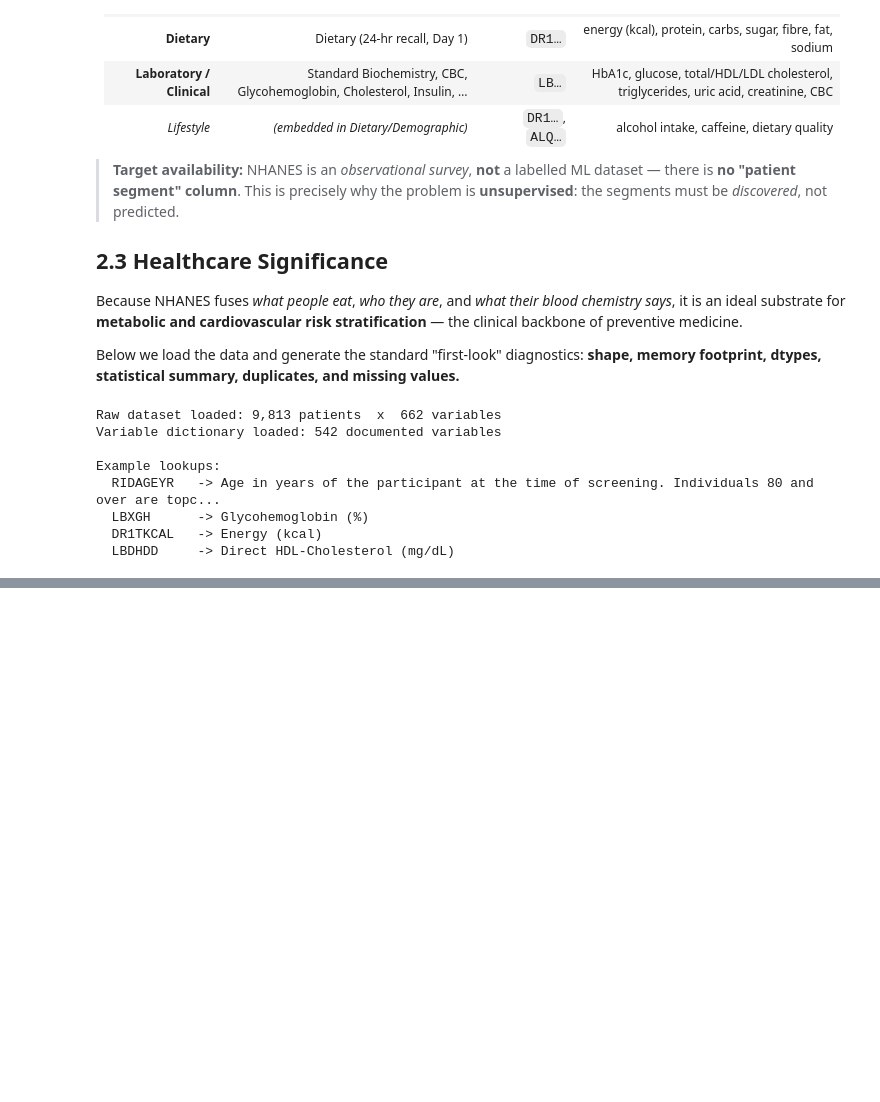
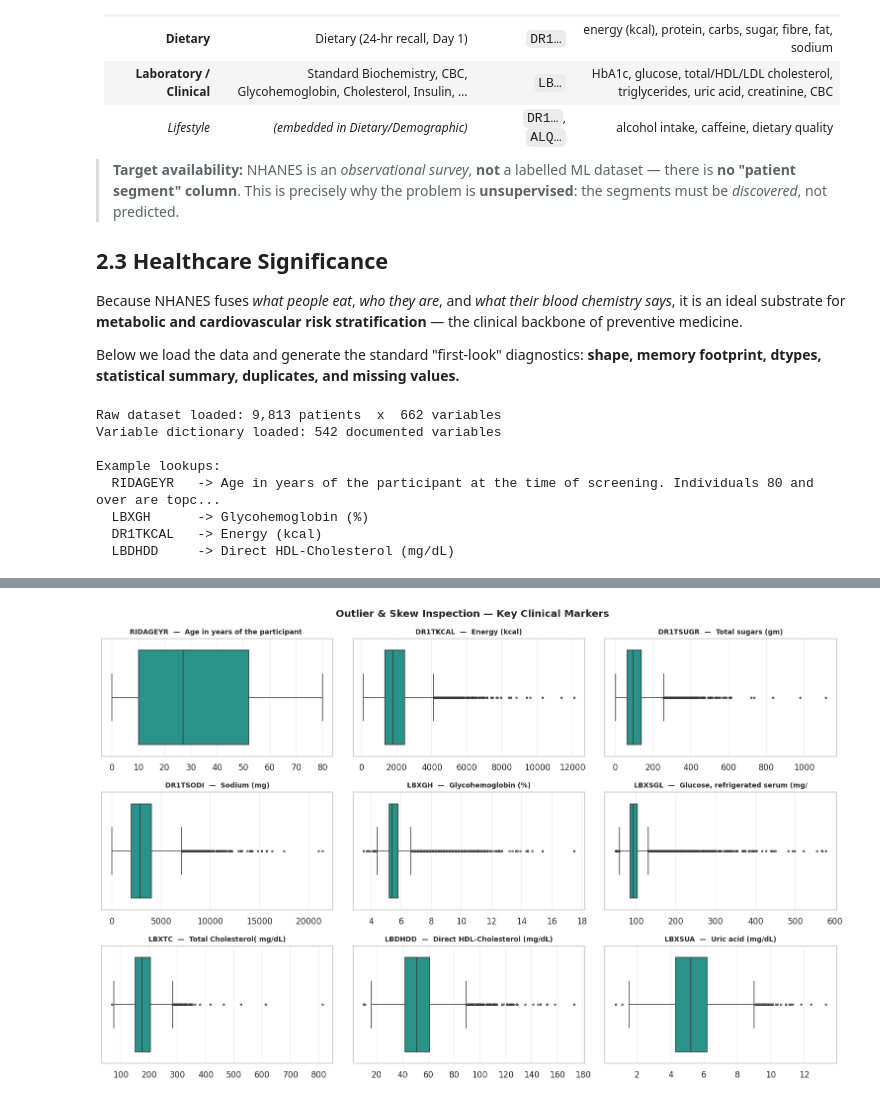
Before and after one commit to Syed-Irfan-1165/Patient-Segmentation-using-Unsupervised-Machine-Learning, a Jupyter notebook: notebooks/NHANES_Patient_Segmentation_PROGRESS.ipynb, the cells around one changed output, grey strips where cells are left out. Cells and saved outputs as stored; diff of their text form; code cells hidden in the pictures; blank space fills up the shorter version.

```diff
--- a/notebooks/NHANES_Patient_Segmentation_PROGRESS.ipynb
+++ b/notebooks/NHANES_Patient_Segmentation_PROGRESS.ipynb
@@ -380,0 +461,14 @@ Average missingness across all columns: 51.2%
+# %%
+# ---- 3.5 Boxplots exposing outliers & skew in key clinical markers ----
+fig, axes = plt.subplots(3, 3, figsize=(14, 9))
+for ax, col in zip(axes.ravel(), KEY_PREVIEW):
+    sns.boxplot(x=raw[col], ax=ax, color=PALETTE[2], fliersize=2)
+    ax.set_title(f'{col}  —  {describe_var(col)[:32]}', fontsize=9)
+    ax.set_xlabel('')
+# hide any unused axes
+for ax in axes.ravel()[len(KEY_PREVIEW):]:
+    ax.axis('off')
+fig.suptitle('Outlier & Skew Inspection — Key Clinical Markers', fontsize=13, fontweight='bold')
+plt.tight_layout(); plt.show()
+# %% [output]
+[figure, added]
```
Also changed, not shown: parts of 19 cells of this notebook.
